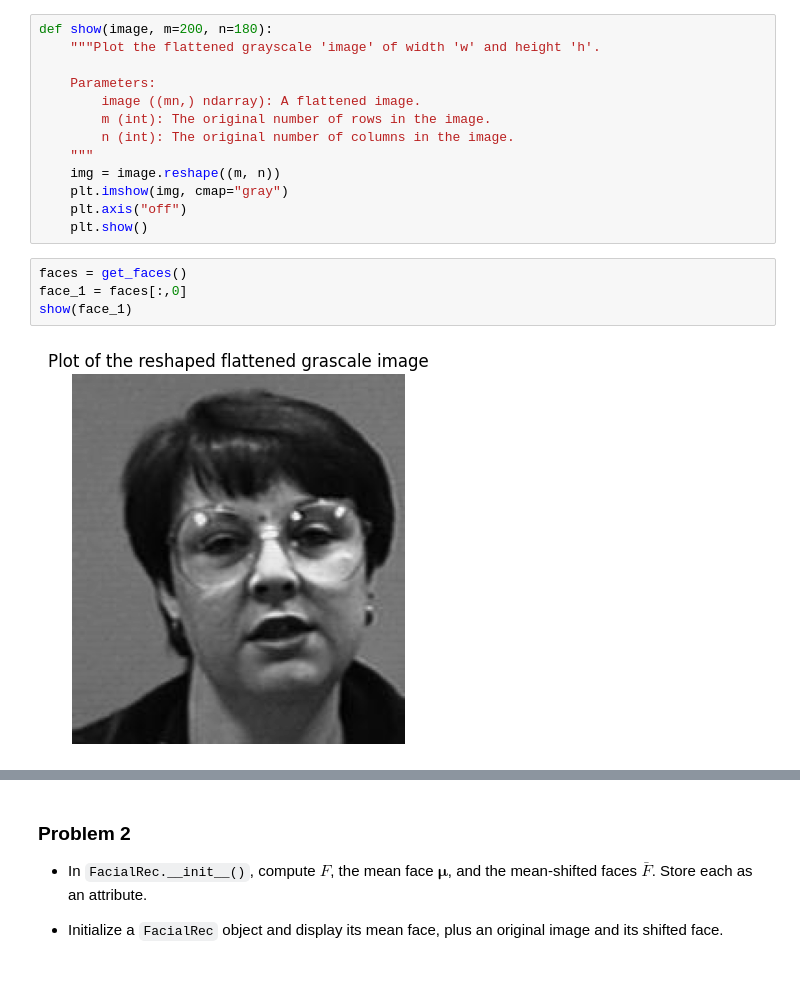
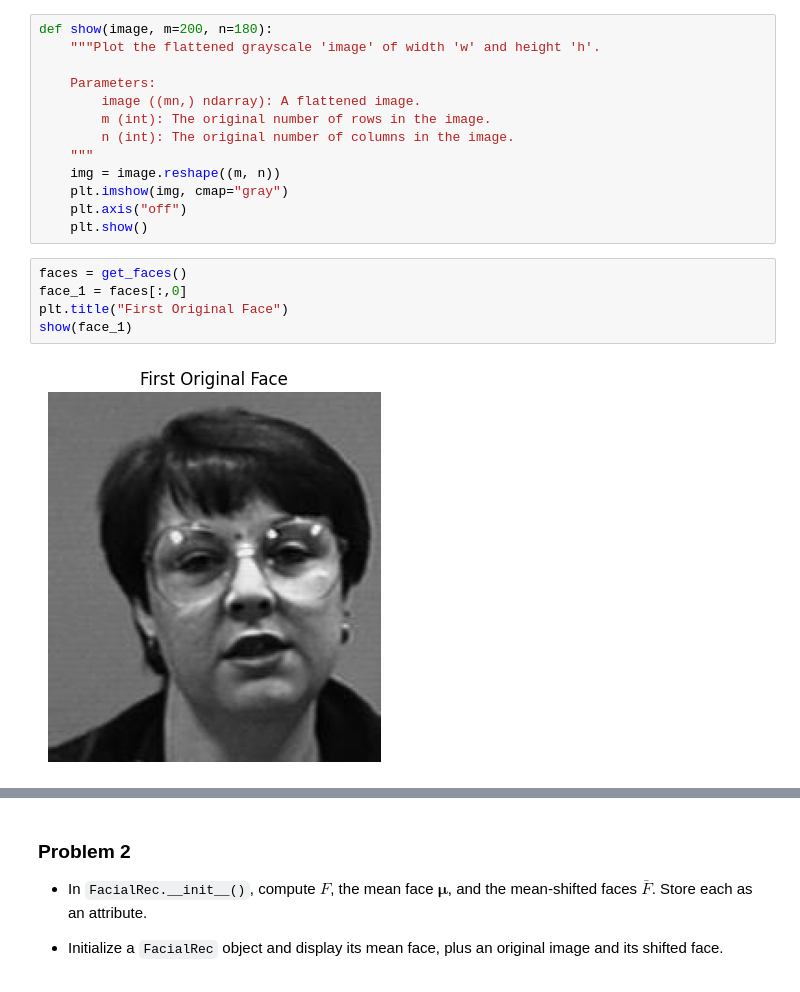
Before and after one commit to seyfdall/ACME_Volume_1, a Jupyter notebook: FacialRecognition/facial_recognition.ipynb, the cells around one changed output, grey strips where cells are left out. Saved outputs shown, nothing was run; the diff lists cells and outputs as text.

```diff
--- a/FacialRecognition/facial_recognition.ipynb
+++ b/FacialRecognition/facial_recognition.ipynb
@@ -80,9 +80,10 @@ def show(image, m=200, n=180):
 # %%
 faces = get_faces()
 face_1 = faces[:,0]
+plt.title("First Original Face")
 show(face_1)
 # %% [output]
-[figure, old version]
+[figure, new version]
 # %%
 class FacialRec(object):
     """Class for storing a database of face images, with methods for
```
Also changed, not shown: parts of 5 cells of this notebook.
